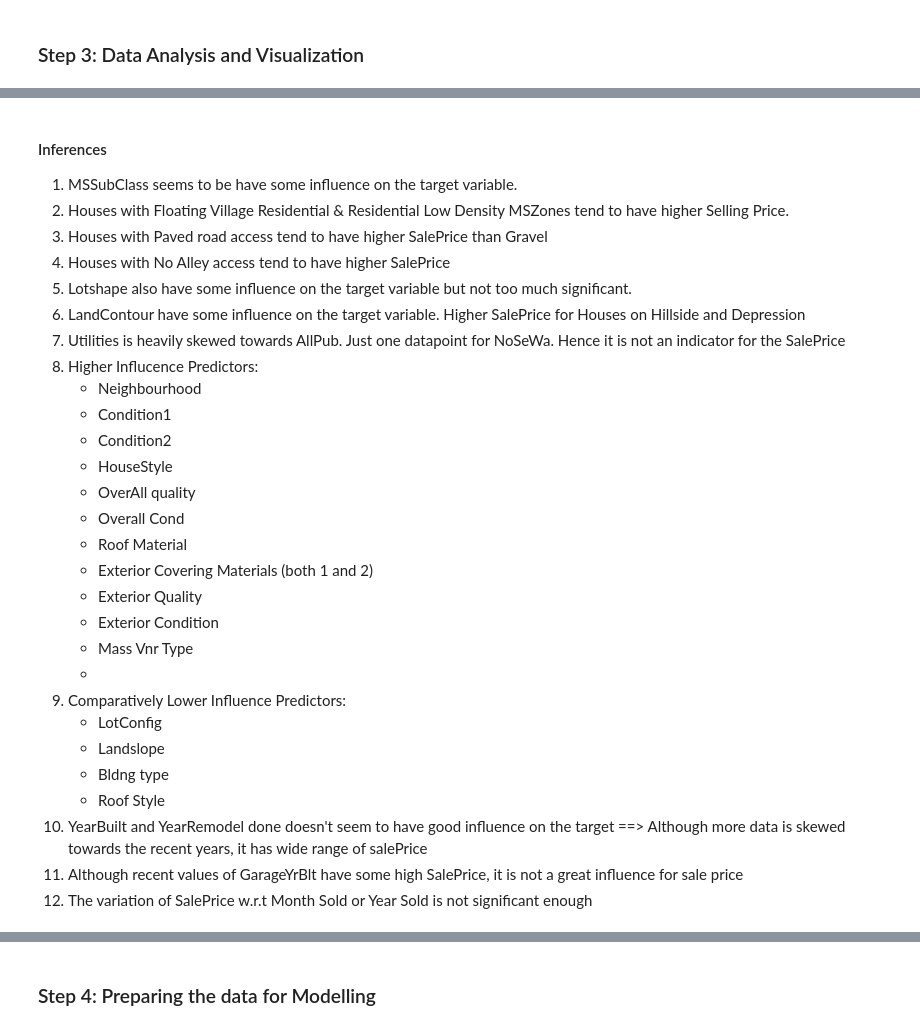
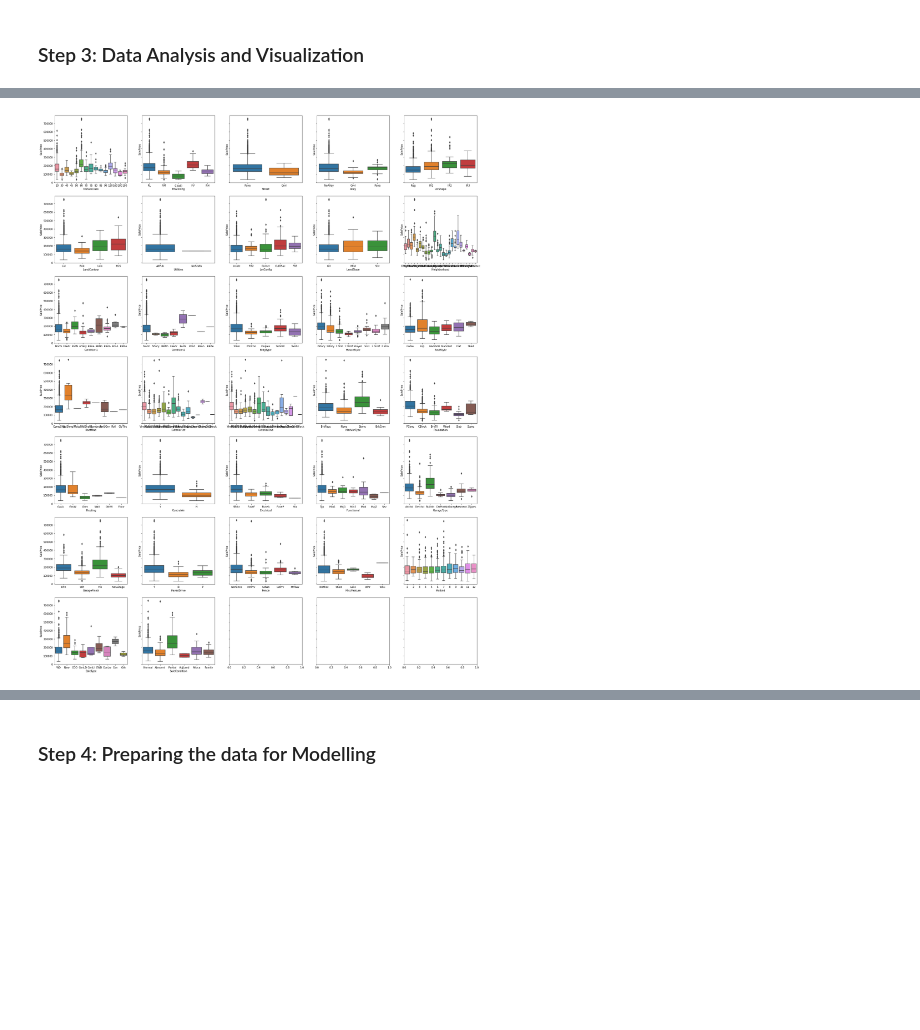
Before and after one commit to SathishKumarRamasamy/advance-regression-assignment, a Jupyter notebook: advanced-regression-assignment.ipynb, the cells around one changed output, grey strips where cells are left out. Saved outputs shown, nothing was run; the diff lists cells and outputs as text; code cells hidden in the pictures; blank space fills up the shorter version.

```diff
--- a/advanced-regression-assignment.ipynb
+++ b/advanced-regression-assignment.ipynb
@@ -2201,0 +2193,3 @@ continuous_vars = ['LotFrontage','LotArea','OverallQual','OverallCond','MasVnrAr
+# %%
+continuous_vars = list(housing_data.dtypes[housing_data.dtypes != np.object ].index)
+categorical_vars = list(housing_data.dtypes[housing_data.dtypes == np.object].index)
@@ -2216,6 +2217,8 @@ plt.show()
 # %%
 # Creating subplot axes
-fig, axes = plt.subplots(12,5,figsize=(30,40), sharey=True)
+fig, axes = plt.subplots(7,5,figsize=(30,40), sharey=True)
 for name, ax in zip(categorical_vars, axes.flatten()):
     sns.boxplot(y='SalePrice', x= name, data=housing_data, orient='v', ax=ax)
 plt.show()
+# %% [output]
+[figure, added]
@@ -2224,30 +2224,0 @@ plt.show()
-# %% [markdown]
-#### Inferences
-1. MSSubClass seems to be have some influence on the target variable.
-2. Houses with Floating Village Residential & Residential Low Density MSZones tend to have higher Selling Price.
-3. Houses with Paved road access tend to have higher SalePrice than Gravel
-4. Houses with No Alley access tend to have higher SalePrice
-5. Lotshape also have some influence on the target variable but not too much significant.
-6. LandContour have some influence on the target variable. Higher SalePrice for Houses on Hillside and Depression
-7. Utilities is heavily skewed towards AllPub. Just one datapoint for NoSeWa. Hence it is not an indicator for the SalePrice
-8. Higher Influcence Predictors:
-    - Neighbourhood
-    - Condition1
-    - Condition2
-    - HouseStyle
-    - OverAll quality
-    - Overall Cond
-    - Roof Material
-    - Exterior Covering Materials (both 1 and 2)
-    - Exterior Quality
-    - Exterior Condition
-    - Mass Vnr Type
-    -
-9. Comparatively Lower Influence Predictors:
-    - LotConfig
-    - Landslope
-    - Bldng type
-    - Roof Style
-7. YearBuilt and YearRemodel done doesn't seem to have good influence on the target ==>  Although more data is skewed towards the recent years, it has wide range of salePrice
-8. Although recent values of GarageYrBlt have some high SalePrice, it is not a great influence for sale price
-9. The variation of SalePrice w.r.t Month Sold or Year Sold is not significant enough
```
Also changed, not shown: parts of 31 cells of this notebook.
